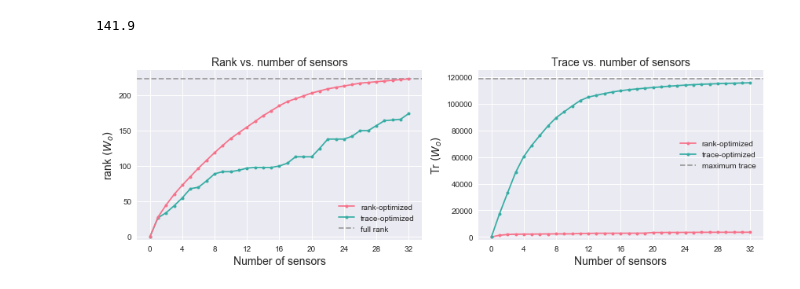
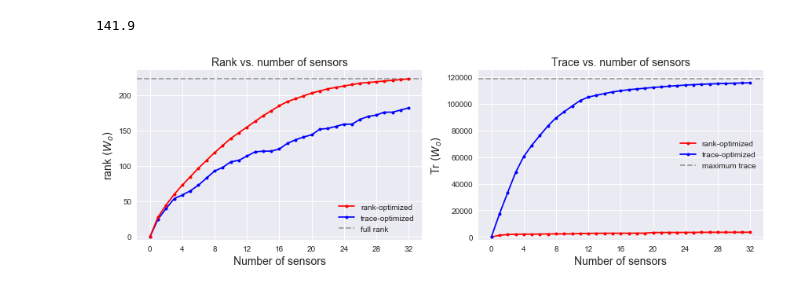
Before and after one commit to kLabUM/sensor-placement, a Jupyter notebook: notebooks/advection_diffusion_rank_convergence.ipynb, the cells around one changed output. Cells and saved outputs as stored; diff of their text form; code cells hidden in the pictures.

```diff
--- a/notebooks/advection_diffusion_rank_convergence.ipynb
+++ b/notebooks/advection_diffusion_rank_convergence.ipynb
@@ -21,6 +21,6 @@ from matplotlib.collections import LineCollection
 # %%
 sns.set_palette('husl', 2)
 # %%
-grid = Grid.from_raster('../../pysheds/data/n30w100_dir',
+grid = Grid.from_raster('../data/n30w100_dir',
                  data_name='dir', input_type='ascii')
 # %%
@@ -136,27 +134,27 @@ np.asarray([(rt < len(S)).sum() for rt in rts]).mean()
 # %%
 fig, ax = plt.subplots(1, 2, figsize=(12,4))
 
-ax[0].plot(np.arange(0, len(rr)+1), [0] + rr, marker='o', markersize=4, label='rank-optimized', zorder=5)
-ax[0].plot(np.arange(0, len(rt)+1), [0] + rt, marker='o', markersize=4, label='trace-optimized')
+ax[0].plot(np.arange(0, len(rr)+1), [0] + rr[:len(rr)], marker='o', markersize=4, label='rank-optimized', zorder=5, c='r')
+ax[0].plot(np.arange(0, len(rr)+1), [0] + rt[:len(rr)], marker='o', markersize=4, label='trace-optimized', c='b')
 ax[0].axhline(len(S), linestyle='--', c='0.5', alpha=0.75, label='full rank')
 ax[0].xaxis.set_ticks(np.arange(0, 33, 4))
 ax[0].set_ylabel('rank $(W_o)$', size=14)
 ax[0].set_xlabel('Number of sensors', size=14)
 ax[0].set_ylim(-4, 235)
 ax[0].legend()
 ax[0].set_title('Rank vs. number of sensors', size=14)
 
-ax[1].plot(np.arange(0, len(rr)+1), [0] + np.cumsum(np.diag(W_c)[sr]).tolist(), marker='o', markersize=4, label='rank-optimized')
-ax[1].plot(np.arange(0, len(rr)+1), [0] + np.cumsum(np.diag(W_c)[st]).tolist(), marker='o', markersize=4, label='trace-optimized')
+ax[1].plot(np.arange(0, len(rr)+1), [0] + np.cumsum(np.diag(W_c)[sr]).tolist()[:len(rr)], marker='o', markersize=4, label='rank-optimized', c='r')
+ax[1].plot(np.arange(0, len(rr)+1), [0] + np.cumsum(np.diag(W_c)[st]).tolist()[:len(rr)], marker='o', markersize=4, label='trace-optimized', c='b')
 ax[1].axhline(np.diag(W_c).sum(), linestyle='--', c='0.5', alpha=0.75, label='maximum trace')
 ax[1].xaxis.set_ticks(np.arange(0, 33, 4))
 ax[1].set_ylabel('Tr $(W_o)$', size=14)
 ax[1].set_xlabel('Number of sensors', size=14)
 ax[1].set_ylim(-2000, 125000)
 ax[1].legend()
 ax[1].set_title('Trace vs. number of sensors', size=14)
 
 plt.tight_layout()
 plt.savefig('rank-trace-vs-num-sensors.png', bbox_inches='tight')
 # %% [output]
-[figure, old version]
+[figure, new version]
```
Also changed, not shown: parts of 4 cells of this notebook.
